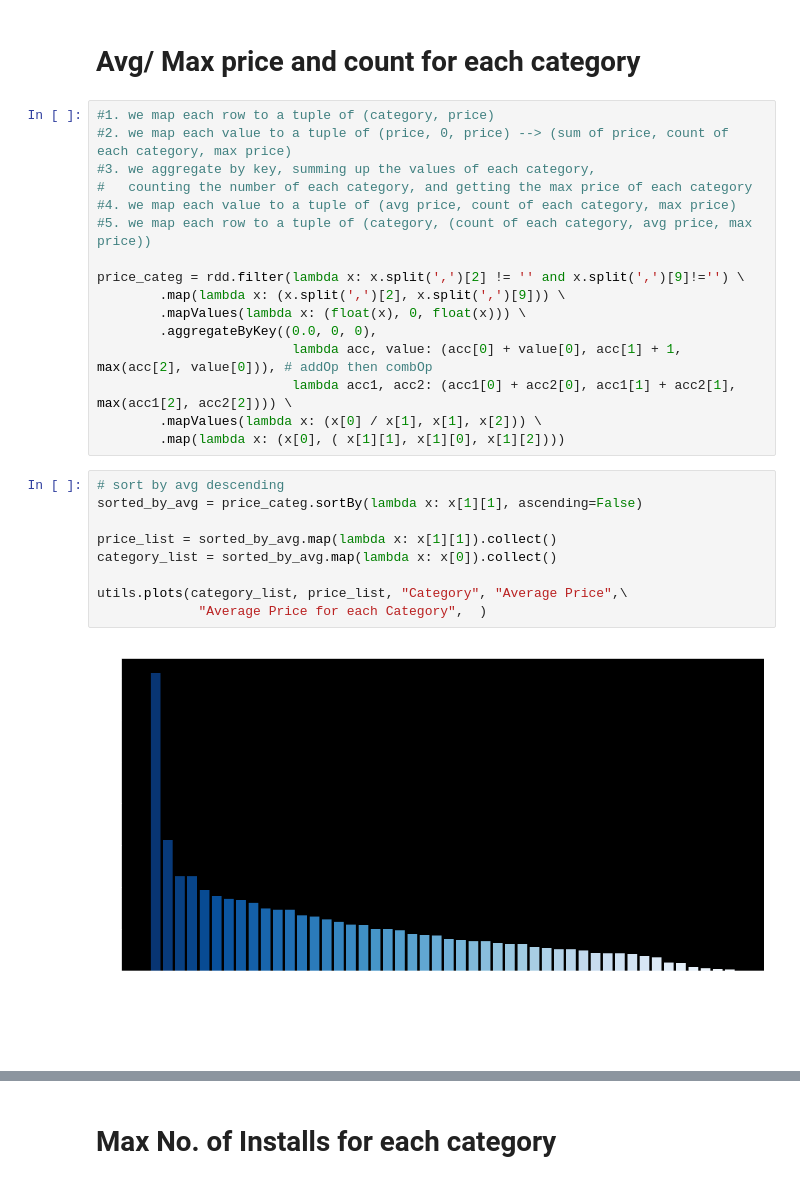
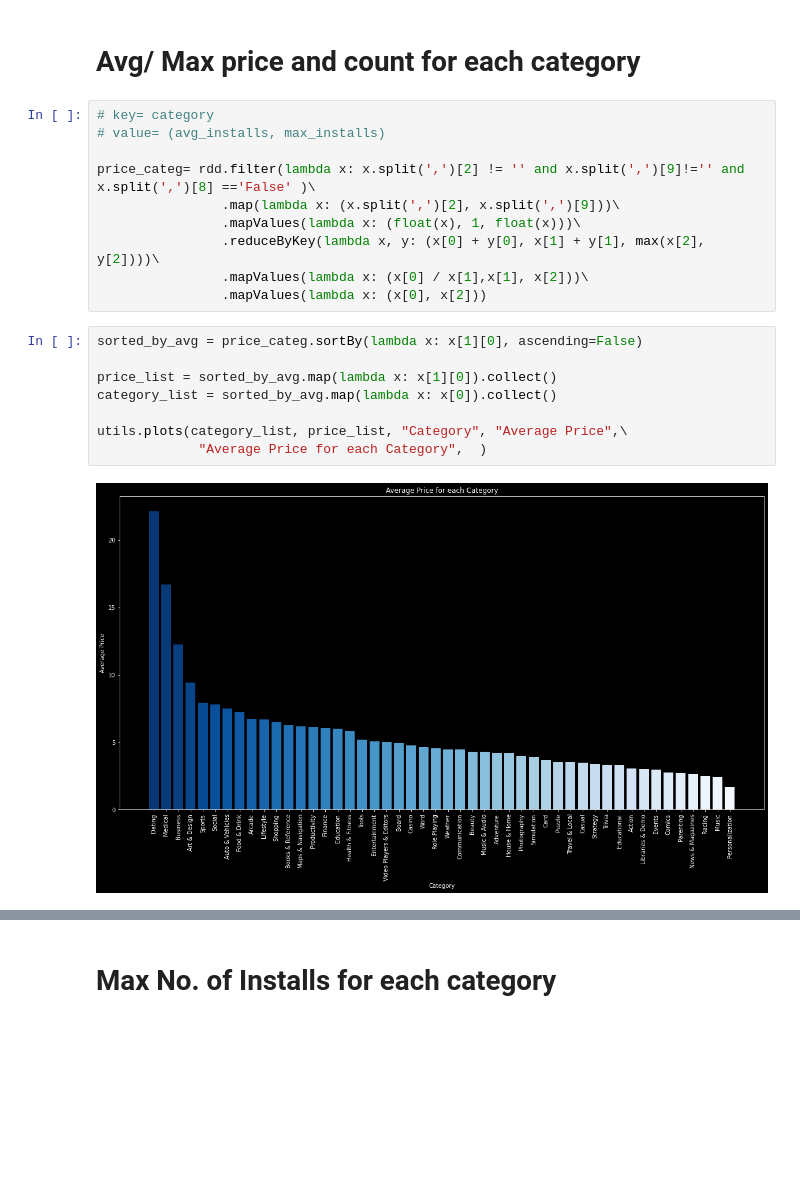
Before and after one commit to aymanreda56/XL-Data, a Jupyter notebook: DataAnalysis/DescriptiveAnalysis/DescriptiveAnalysis.ipynb, the cells around one changed output, grey strips where cells are left out. Saved outputs shown, nothing was run; the diff lists cells and outputs as text; blank space fills up the shorter version.

Commit message:
Updated Avg/Max Prices for Categories

```diff
--- a/DataAnalysis/DescriptiveAnalysis/DescriptiveAnalysis.ipynb
+++ b/DataAnalysis/DescriptiveAnalysis/DescriptiveAnalysis.ipynb
@@ -90,31 +90,24 @@ rdd.take(5)
 # avg_installs_paid.take(2)
 # %% [markdown]
 # Avg/ Max price and count for each category
-# %%
-#1. we map each row to a tuple of (category, price)
-#2. we map each value to a tuple of (price, 0, price) --> (sum of price, count of each category, max price)
-#3. we aggregate by key, summing up the values of each category,
-#   counting the number of each category, and getting the max price of each category
-#4. we map each value to a tuple of (avg price, count of each category, max price)
-#5. we map each row to a tuple of (category, (count of each category, avg price, max price))
-
-price_categ = rdd.filter(lambda x: x.split(',')[2] != '' and x.split(',')[9]!='') \
-        .map(lambda x: (x.split(',')[2], x.split(',')[9])) \
-        .mapValues(lambda x: (float(x), 0, float(x))) \
-        .aggregateByKey((0.0, 0, 0),
-                         lambda acc, value: (acc[0] + value[0], acc[1] + 1, max(acc[2], value[0])), # addOp then combOp
-                         lambda acc1, acc2: (acc1[0] + acc2[0], acc1[1] + acc2[1], max(acc1[2], acc2[2]))) \
-        .mapValues(lambda x: (x[0] / x[1], x[1], x[2])) \
-        .map(lambda x: (x[0], ( x[1][1], x[1][0], x[1][2])))
+# %%
+# key= category
+# value= (avg_installs, max_installs)
+
+price_categ= rdd.filter(lambda x: x.split(',')[2] != '' and x.split(',')[9]!='' and x.split(',')[8] =='False' )\
+                .map(lambda x: (x.split(',')[2], x.split(',')[9]))\
+                .mapValues(lambda x: (float(x), 1, float(x)))\
+                .reduceByKey(lambda x, y: (x[0] + y[0], x[1] + y[1], max(x[2], y[2])))\
+                .mapValues(lambda x: (x[0] / x[1],x[1], x[2]))\
+                .mapValues(lambda x: (x[0], x[2]))
 # %%
-# sort by avg descending
-sorted_by_avg = price_categ.sortBy(lambda x: x[1][1], ascending=False)
+sorted_by_avg = price_categ.sortBy(lambda x: x[1][0], ascending=False)
 
-price_list = sorted_by_avg.map(lambda x: x[1][1]).collect()
+price_list = sorted_by_avg.map(lambda x: x[1][0]).collect()
 category_list = sorted_by_avg.map(lambda x: x[0]).collect()
 
 utils.plots(category_list, price_list, "Category", "Average Price",\
              "Average Price for each Category",  )
 # %% [output]
-[figure, old version]
+[figure, new version]
 # %%
```
Also changed, not shown: parts of 4 cells of this notebook.
